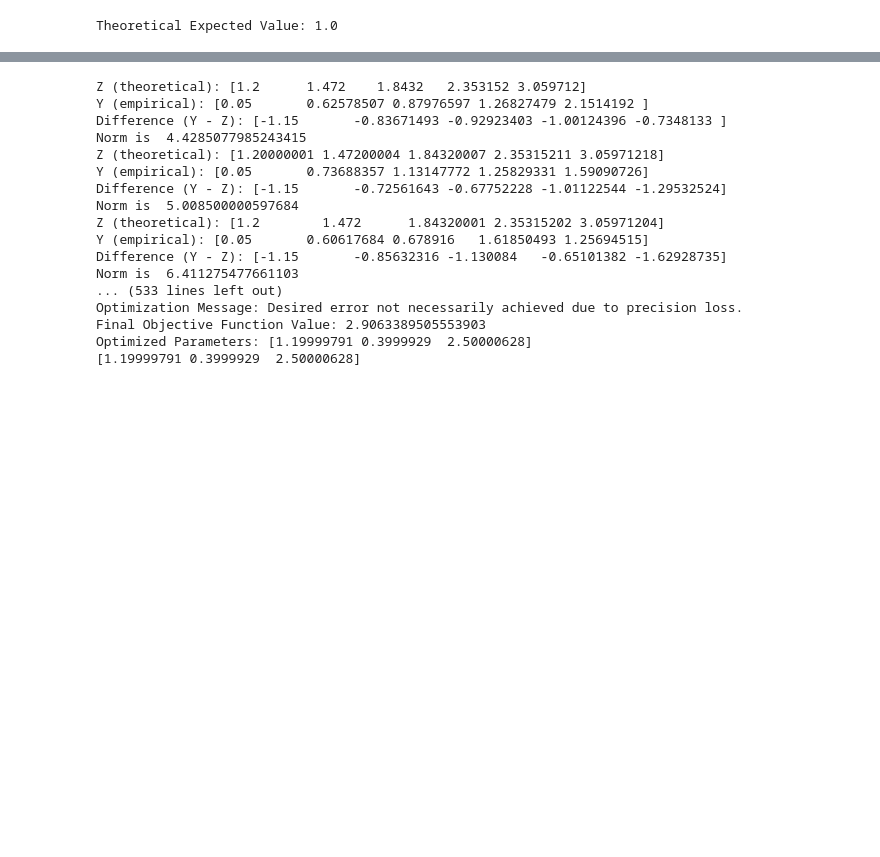
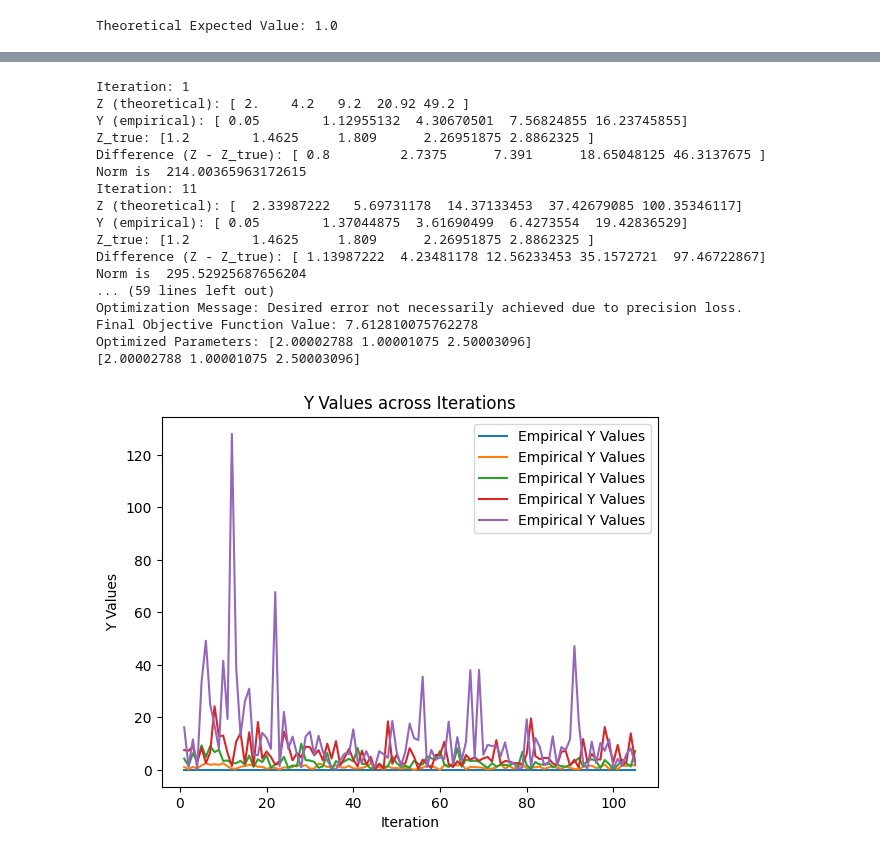
Before and after one commit to Hassen214/Project-IMI, a Jupyter notebook: Code.ipynb, the cells around one changed output, grey strips where cells are left out. Cells and saved outputs as stored; diff of their text form; code cells hidden in the pictures; blank space fills up the shorter version.

```diff
--- a/Code.ipynb
+++ b/Code.ipynb
@@ -216,15 +216,14 @@ Theoretical Expected Value: 2.484375
 # %%
+import numpy as np
+import matplotlib.pyplot as plt
 from scipy.optimize import minimize
-import numpy as np
-
 # Number of moments to generate
 n = 5
-
 # True values for parameters
 theta_true = 1.2
 sigma_true = 0.3
 kappa_true = 2.0
-
+L = []
 # Generate synthetic data
 Z_true = np.zeros(n)
 for i in range(n):
@@ -240,53 +239,75 @@ def parameter_estimator():
 
         # Compute Z values
         for i in range(n):
             Z[i] = expected_value_vasicek(i + 1, theta, sigma, kappa)
 
         # Compute Y values
         for i in range(n):
-            Y[i] = calculate_sum(i + 1, lambda x: x ** (i + 1), kappa=kappa, theta=theta, sigma=sigma, X0=0.05, T=5)
+            Y[i] = calculate_sum(i + 1, lambda x: x ** (i + 1), kappa=kappa, theta=theta, sigma=sigma, X0=0.05, T=1)
 
         # Debugging output to check Z and Y
-        print("Z (theoretical):", Z)
-        print("Y (empirical):", Y)
-        print("Difference (Y - Z):", Y - Z_true)
-        print("Norm is ", np.dot(Y - Z_true, Y - Z_true))
-        # Return the squared norm of the difference
+        L.append((Z,Y,Z_true,Z-Z_true,np.dot(Y - Z_true, Y - Z_true)))
+        if len(L) % 10 == 1:
+            print('Iteration:', len(L))
+            print("Z (theoretical):", Z)
+            print("Y (empirical):", Y)
+            print("Z_true:", Z_true)
+            print("Difference (Z - Z_true):", Z - Z_true)
+            print("Norm is ", np.dot(Y - Z_true, Y - Z_true))
         diff = Y - Z_true
         return np.dot(diff, diff)
 
     # Initial guess for [theta, sigma, kappa]
-    initial_guess = [1.2, 0.4,2.5]
+    initial_guess = [2, 1, 2.5]
 
     # Perform minimization
     res = minimize(matrix_calculator, initial_guess, method='BFGS',
                    options={'xatol': 1e-1, 'disp': True, 'maxfev': 100000})
 
     # Output the results
     print("Optimization Success:", res.success)   # Check if optimization succeeded
     print("Optimization Message:", res.message)   # Check why it may have failed
     print("Final Objective Function Value:", res.fun)  # Final value of the objective function
     print("Optimized Parameters:", res.x)         # Optimized parameters (theta, sigma, kappa)
 
     return res.x
 
 # Example usage
 print(parameter_estimator())
+
+# Extracting Y from L and plotting
+Y0 = [L[i][1] for i in range(len(L))]
+X = range(1, len(L) + 1)  # Generate x-values from 1 to len(L)
+
+# Plotting
+plt.plot(X, Y0, label='Empirical Y Values')  # Add a label for the curve
+
+# Adding labels and title
+plt.xlabel('Iteration')
+plt.ylabel('Y Values')
+plt.title('Y Values across Iterations')
+
+# Display the legend
+plt.legend()
+
+# Show the plot
+plt.show()
 # %% [output]
-Z (theoretical): [1.2      1.472    1.8432   2.353152 3.059712]
-Y (empirical): [0.05       0.62578507 0.87976597 1.26827479 2.1514192 ]
-Difference (Y - Z): [-1.15       -0.83671493 -0.92923403 -1.00124396 -0.7348133 ]
-Norm is  4.4285077985243415
-Z (theoretical): [1.20000001 1.47200004 1.84320007 2.35315211 3.05971218]
-Y (empirical): [0.05       0.73688357 1.13147772 1.25829331 1.59090726]
-Difference (Y - Z): [-1.15       -0.72561643 -0.67752228 -1.01122544 -1.29532524]
-Norm is  5.008500000597684
-Z (theoretical): [1.2        1.472      1.84320001 2.35315202 3.05971204]
-Y (empirical): [0.05       0.60617684 0.678916   1.61850493 1.25694515]
-Difference (Y - Z): [-1.15       -0.85632316 -1.130084   -0.65101382 -1.62928735]
-Norm is  6.411275477661103
-... (533 lines left out)
+Iteration: 1
+Z (theoretical): [ 2.    4.2   9.2  20.92 49.2 ]
+Y (empirical): [ 0.05        1.12955132  4.30670501  7.56824855 16.23745855]
+Z_true: [1.2        1.4625     1.809      2.26951875 2.8862325 ]
+Difference (Z - Z_true): [ 0.8         2.7375      7.391      18.65048125 46.3137675 ]
+Norm is  214.00365963172615
+Iteration: 11
+Z (theoretical): [  2.33987222   5.69731178  14.37133453  37.42679085 100.35346117]
+Y (empirical): [ 0.05        1.37044875  3.61690499  6.4273554  19.42836529]
+Z_true: [1.2        1.4625     1.809      2.26951875 2.8862325 ]
+Difference (Z - Z_true): [ 1.13987222  4.23481178 12.56233453 35.1572721  97.46722867]
+Norm is  295.52925687656204
+... (59 lines left out)
 Optimization Message: Desired error not necessarily achieved due to precision loss.
-Final Objective Function Value: 2.9063389505553903
-Optimized Parameters: [1.19999791 0.3999929  2.50000628]
-[1.19999791 0.3999929  2.50000628]
+Final Objective Function Value: 7.612810075762278
+Optimized Parameters: [2.00002788 1.00001075 2.50003096]
+[2.00002788 1.00001075 2.50003096]
+[figure, added]
```
Also changed, not shown: parts of 5 cells of this notebook.
